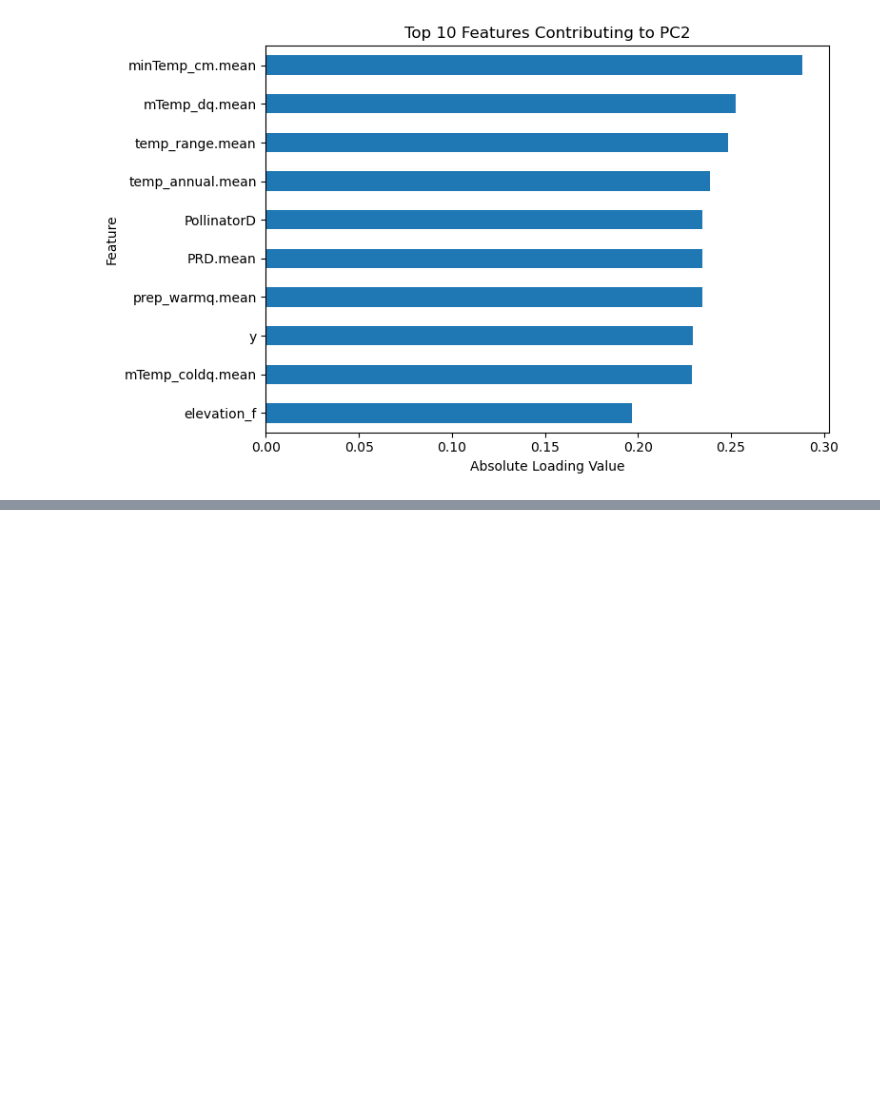
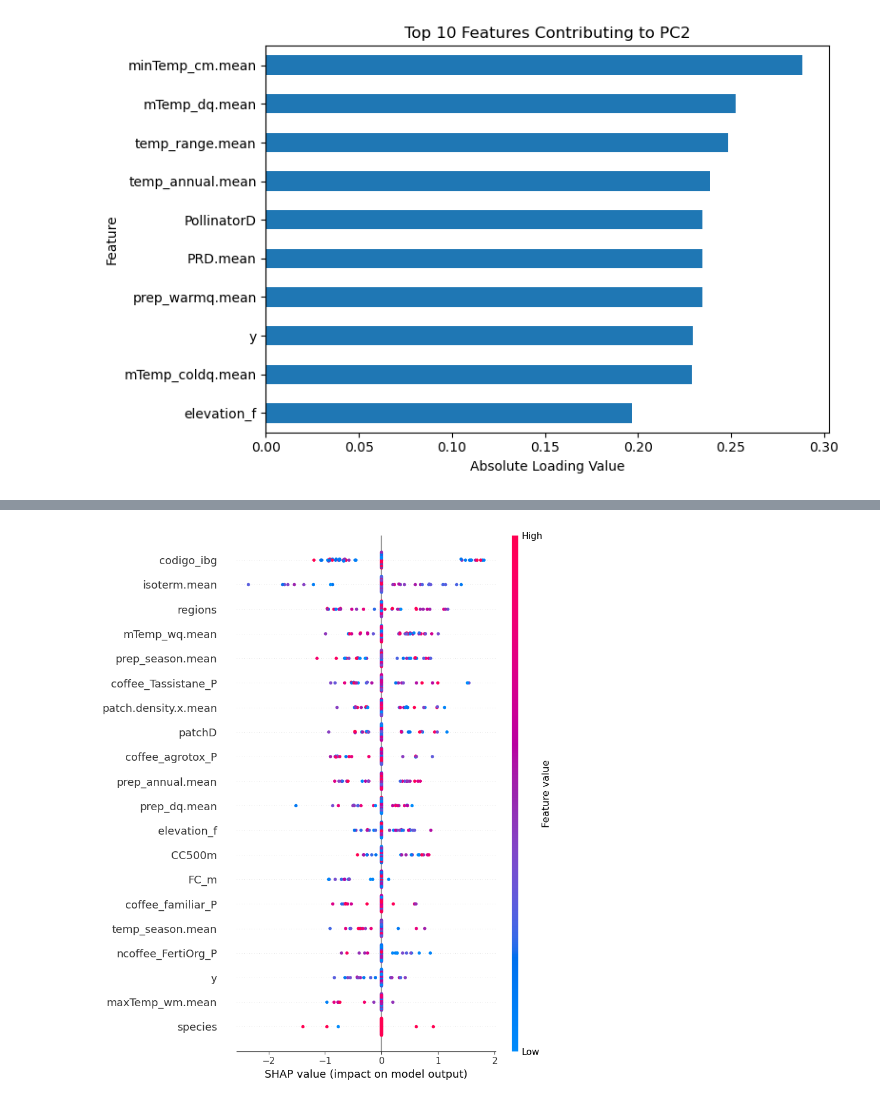
Before and after one commit to ajrx575/Machine_Learning_Final, a Jupyter notebook: ML/Final/Final_Project.ipynb, the cells around one changed output, grey strips where cells are left out. Saved outputs shown, nothing was run; the diff lists cells and outputs as text; code cells hidden in the pictures; blank space fills up the shorter version.

```diff
--- a/ML/Final/Final_Project.ipynb
+++ b/ML/Final/Final_Project.ipynb
@@ -348,0 +369,9 @@ Name: PC2, dtype: float64
+# %%
+# scale the data and ft the model
+from sklearn.preprocessing import StandardScaler
+from sklearn.pipeline import Pipeline
+
+svr_model = Pipeline([ # use pipleline to scale and train the data
+    ("scaler", StandardScaler()),
+    ("svr", SVR(kernel= "rbf")) # chose RBF kernel since the relationship between X and y is most likely non linear
+])
@@ -348,0 +434,9 @@ Name: PC2, dtype: float64
+# %%
+import shap
+
+explainer = shap.KernelExplainer(grid.predict, X_train.sample(50))
+shap_values = explainer.shap_values(X_test.sample(50))
+
+shap.summary_plot(shap_values, X_test.sample(50))
+# %% [output]
+[figure, added]
```
Also changed, not shown: parts of 8 cells of this notebook, 2 other files.
